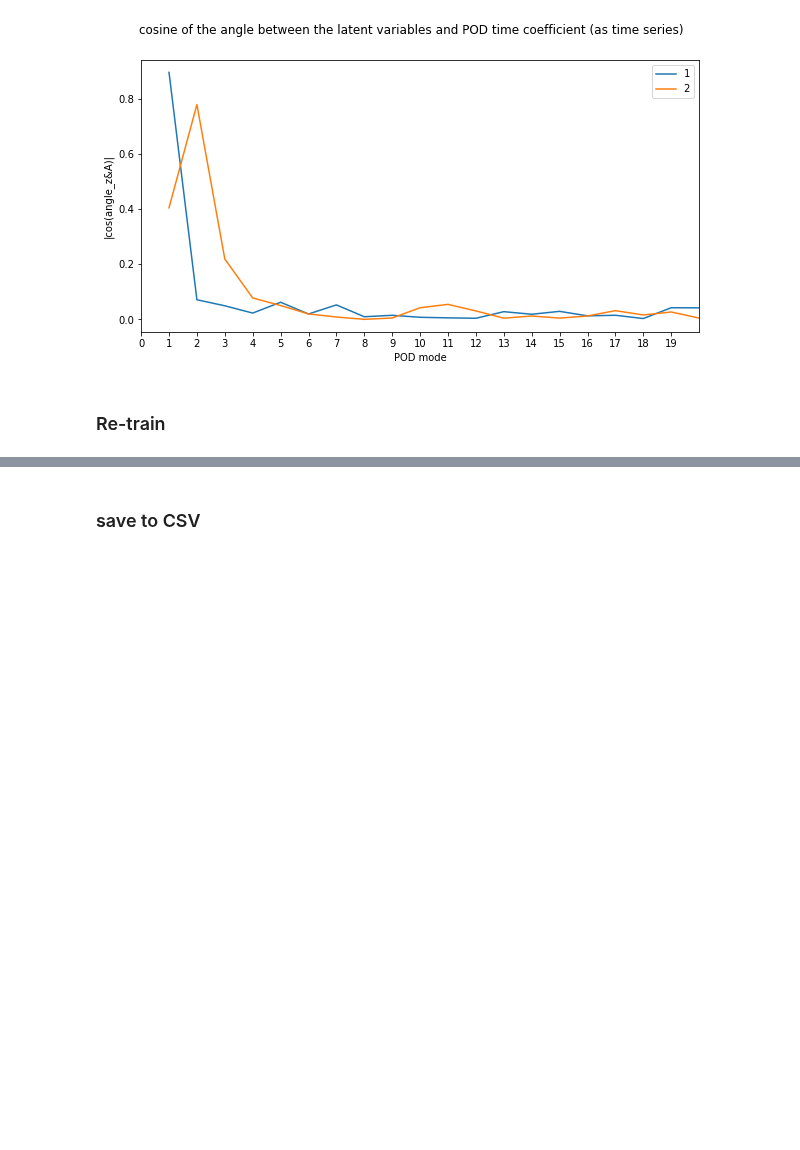
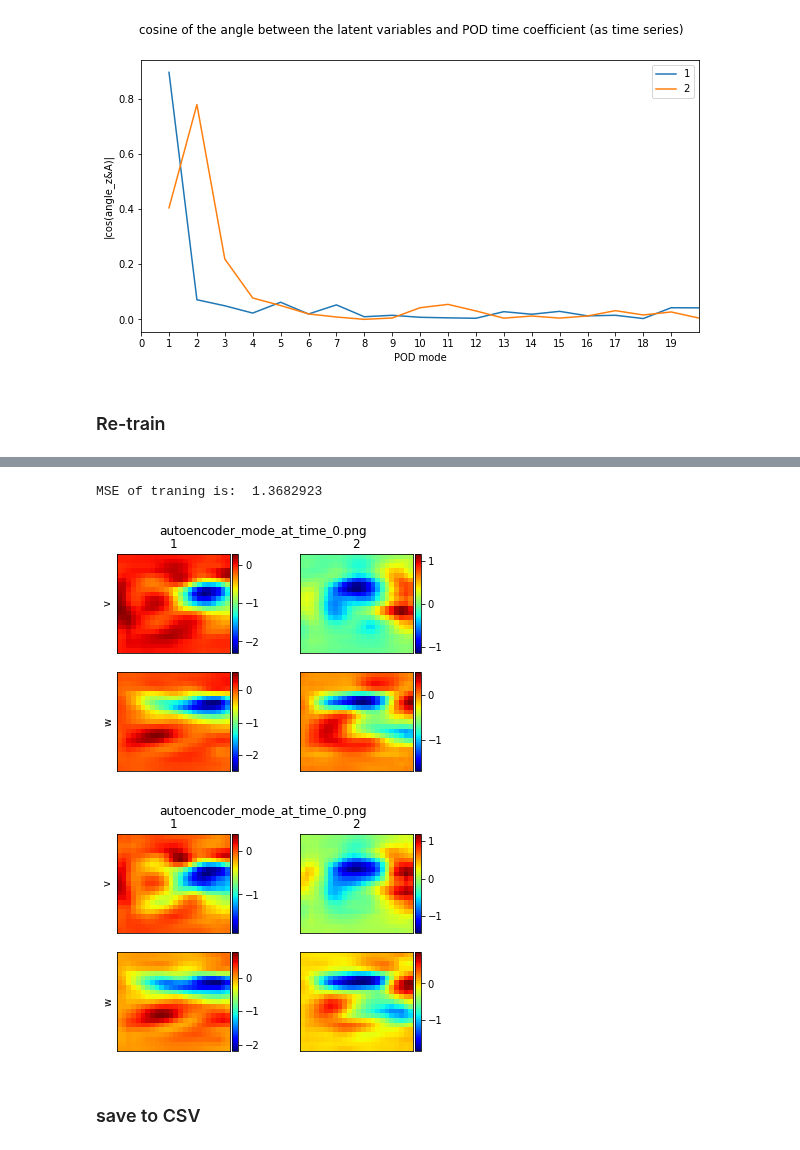
Before and after one commit to MagriLab/MD-CNN-AE, a Jupyter notebook: visualise_experiment.ipynb, the cells around one changed output, grey strips where cells are left out. Drawn from its saved outputs; the diff is of its cells as text; code cells hidden in the pictures; blank space fills up the shorter version.

```diff
--- a/visualise_experiment.ipynb
+++ b/visualise_experiment.ipynb
@@ -395,3 +401,12 @@ KeyboardInterrupt:
+# %%
+import project_specific_utils.md_cnn_ae as myplot
+myplot.plot_autoencoder_modes(2,modes_train,0)
+myplot.plot_autoencoder_modes(2,mode_train,0)
+print('MSE of traning is: ', mse(u_train,mdl.predict(np.squeeze(u_train))).numpy())
+# %% [output]
+MSE of traning is:  1.3682923
+[figure, added]
+[figure, added]
 # %% [markdown]
 ### save to CSV
 # %%
```
Also changed, not shown: parts of 4 cells of this notebook.
